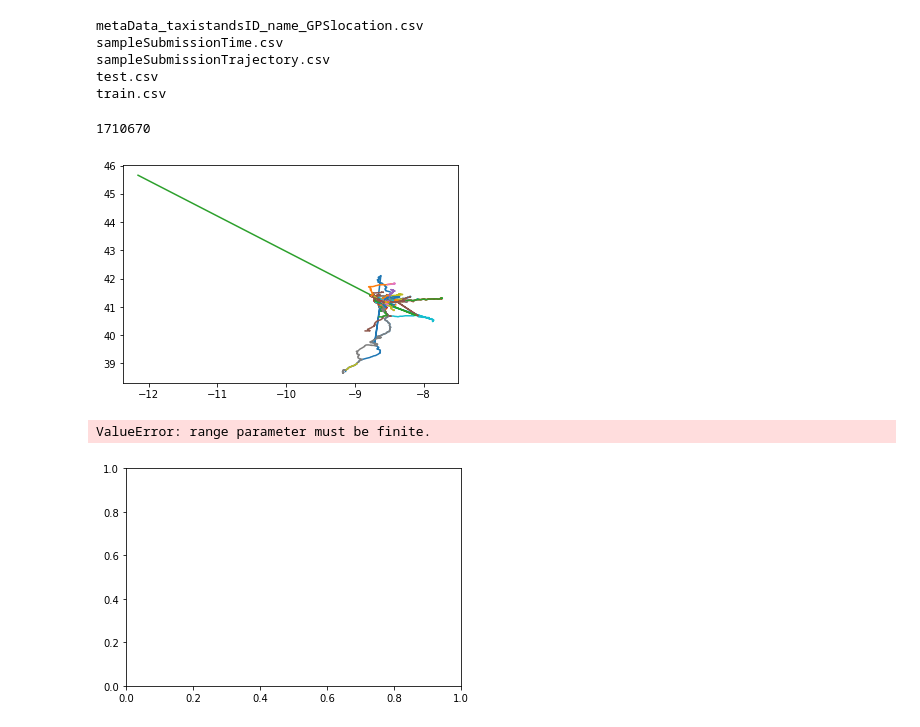
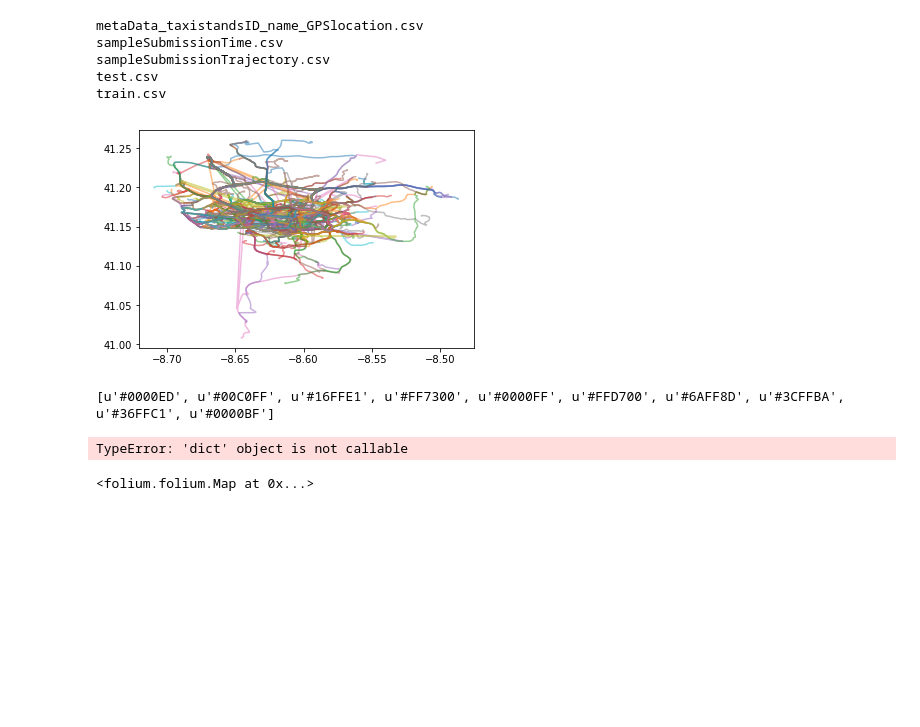
Before and after one commit to nickvazz/DataScienceDesignManual, a Jupyter notebook: Kaggle 1-17 Taxi Trajectory.ipynb, the cells around one changed output. Cells and saved outputs as stored; diff of their text form; code cells hidden in the pictures; blank space fills up the shorter version.

```diff
--- a/Kaggle 1-17 Taxi Trajectory.ipynb
+++ b/Kaggle 1-17 Taxi Trajectory.ipynb
@@ -20,7 +26,3 @@ import glob
 datafiles = glob.glob('Datasets/Taxi*/*')
 
 train = pd.DataFrame(pd.read_csv(datafiles[-1]))
-# %%
-print len(train)
-# %% [output]
-1710670
@@ -27,21 +31,14 @@ print len(train)
 # %%
-# print train.iloc[0]['POLYLINE']
+fig, ax = plt.subplots()
 
-tripLength = []
-
-for i in range(len(train)/100):
+for i in range(1000):
     try:
         stuff = np.asarray([float(x.replace('[','').replace(']','')) for x in train.iloc[i]['POLYLINE'].split(',')])
         stuff = stuff.reshape(-1,2)
-        tripLength.append(((len(stuff)-1)*15)/60.)
 
-        plt.plot(stuff[:,0],stuff[:,1])
+        ax.plot(stuff[:,0],stuff[:,1], alpha=0.5)
     except:
         pass
 plt.show()
-plt.hist(np.log(tripLength),bins=100)
-print train.iloc[0]
 # %% [output]
-[figure, old version]
+[figure, new version]
-ValueError: range parameter must be finite.
-[figure, removed]
@@ -47,0 +52,40 @@ ValueError: range parameter must be finite.
+# %%
+import numpy as np
+import matplotlib.pyplot as plt
+from matplotlib.colors import to_hex, to_rgb
+import mplleaflet
+
+gj = mplleaflet.fig_to_geojson(fig=fig)
+
+lon, lat = paths[0][0]
+zoom_start = 11
+
+m = folium.Map(
+    location=[lat,lon],
+    tiles = 'Cartodb Positron',
+    zoom_start = zoom_start
+)
+
+
+vals = np.linspace(0,1,255)
+np.random.shuffle(vals)
+cmap = plt.cm.colors.ListedColormap(plt.cm.jet(vals))
+
+color = [to_hex(x).upper() for x in cmap(vals)[:10]]
+print color
+
+
+style_function = lambda x: {'color':color}
+style_function = lambda feature: dict(color=color, weight=2, opacity=0.6)
+style_function = {}
+
+
+for i in range(10):
+    line_strings = gj['features'][i]
+    folium.features.GeoJson(line_strings, style_function=style_function).add_to(m)
+
+m
+# %% [output]
+[u'#0000ED', u'#00C0FF', u'#16FFE1', u'#FF7300', u'#0000FF', u'#FFD700', u'#6AFF8D', u'#3CFFBA', u'#36FFC1', u'#0000BF']
+TypeError: 'dict' object is not callable
+<folium.folium.Map at 0x...>
```
Also changed, not shown: parts of 3 cells of this notebook, 2 other files.
